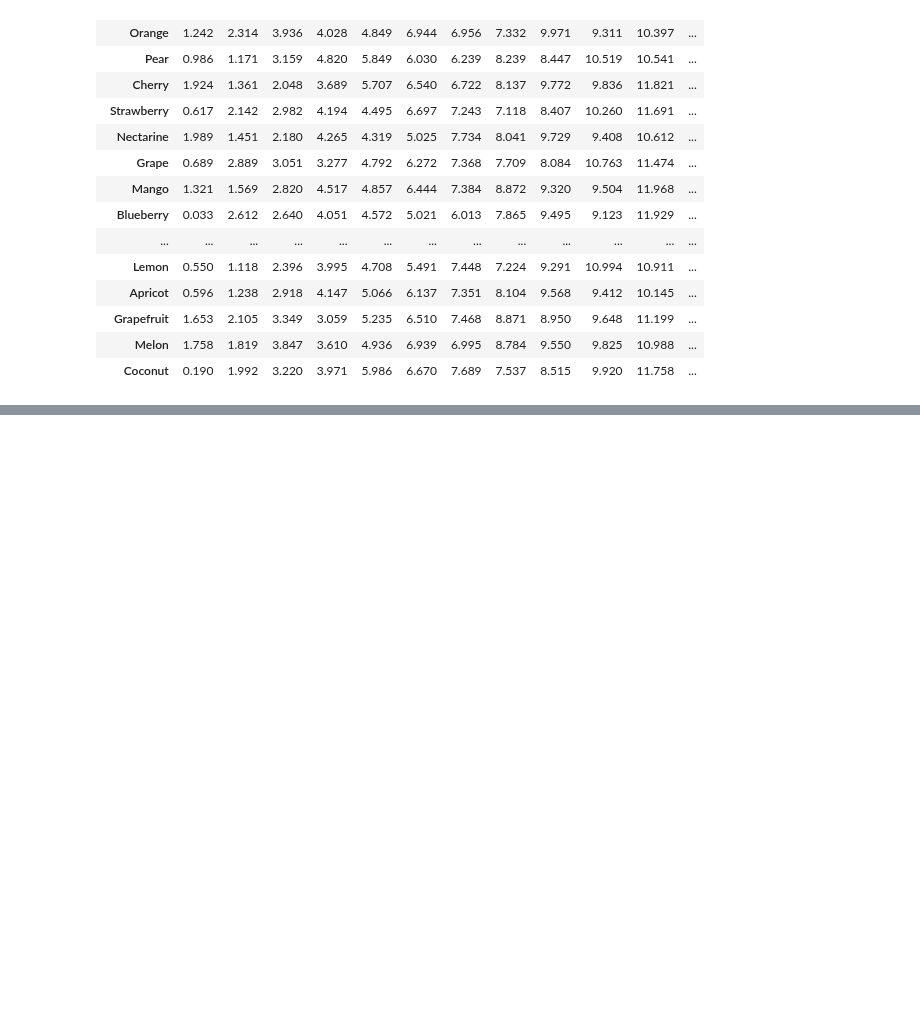
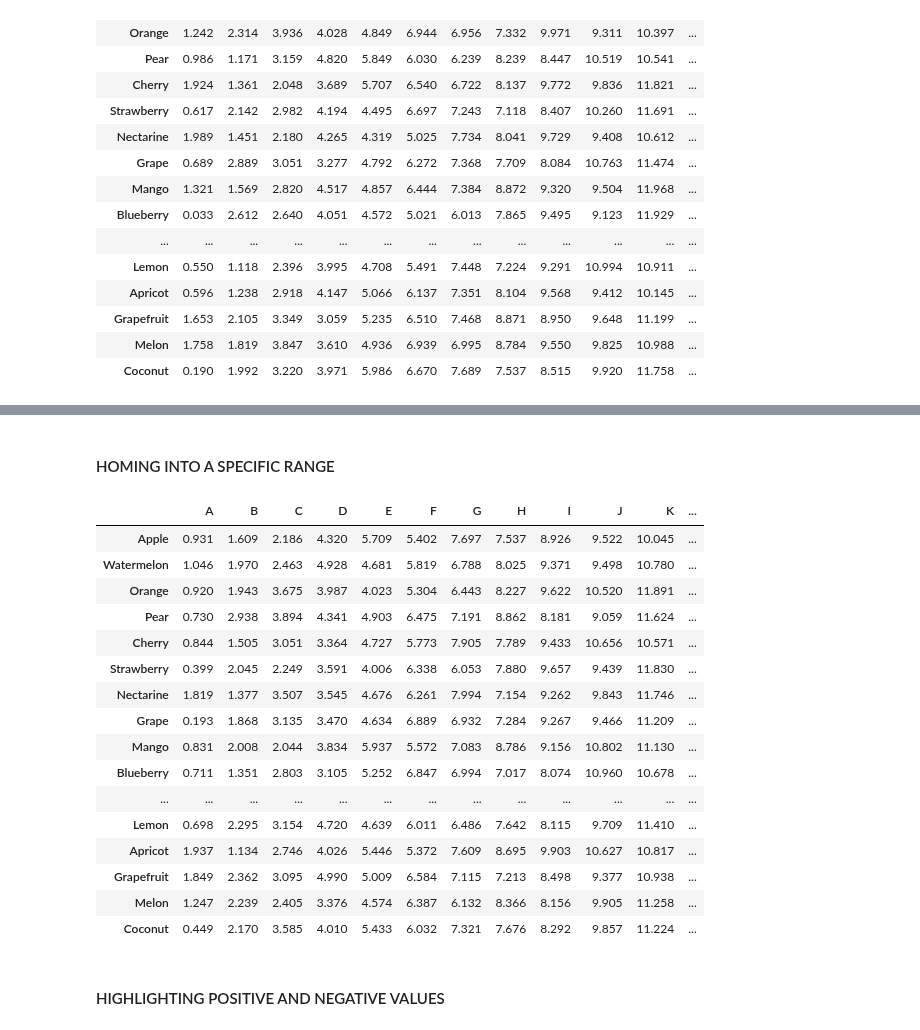
Before and after one commit to harveyhwm/pretty-pandas, a Jupyter notebook: main.ipynb, the cells around one changed output, grey strips where cells are left out. Saved outputs shown, nothing was run; the diff lists cells and outputs as text; code cells hidden in the pictures; blank space fills up the shorter version.

```diff
--- a/main.ipynb
+++ b/main.ipynb
@@ -416,0 +425,35 @@ pretty_pandas(
+# %% [markdown]
+####
+#### HOMING INTO A SPECIFIC RANGE
+# %%
+pretty_pandas(
+    test_df, index='show', font_size=11, header_size=12, mymax=100,
+    default_fill_color = '#F9F9F9',
+    default_text_color = '#DDDDE4',
+    configs=make_palette(0,100,
+                         palette=['#e8f6b1', '#b2e1b6', '#65c3bf', '#2ca1c2', '#216daf', '#253997','#000'],
+                         columns = ['B','C','D','E','F','G','H','I'],
+                         rows = ['Starfruit','Plum','Banana','Raspberry'],
+                         number='pct')
+)
+# %% [output]
+|  | A | B | C | D | E | F | G | H | I | J | K | ... |
+| Apple | 0.931 | 1.609 | 2.186 | 4.320 | 5.709 | 5.402 | 7.697 | 7.537 | 8.926 | 9.522 | 10.045 | ... |
+| Watermelon | 1.046 | 1.970 | 2.463 | 4.928 | 4.681 | 5.819 | 6.788 | 8.025 | 9.371 | 9.498 | 10.780 | ... |
+| Orange | 0.920 | 1.943 | 3.675 | 3.987 | 4.023 | 5.304 | 6.443 | 8.227 | 9.622 | 10.520 | 11.891 | ... |
+| Pear | 0.730 | 2.938 | 3.894 | 4.341 | 4.903 | 6.475 | 7.191 | 8.862 | 8.181 | 9.059 | 11.624 | ... |
+| Cherry | 0.844 | 1.505 | 3.051 | 3.364 | 4.727 | 5.773 | 7.905 | 7.789 | 9.433 | 10.656 | 10.571 | ... |
+| Strawberry | 0.399 | 2.045 | 2.249 | 3.591 | 4.006 | 6.338 | 6.053 | 7.880 | 9.657 | 9.439 | 11.830 | ... |
+| Nectarine | 1.819 | 1.377 | 3.507 | 3.545 | 4.676 | 6.261 | 7.994 | 7.154 | 9.262 | 9.843 | 11.746 | ... |
+| Grape | 0.193 | 1.868 | 3.135 | 3.470 | 4.634 | 6.889 | 6.932 | 7.284 | 9.267 | 9.466 | 11.209 | ... |
+| Mango | 0.831 | 2.008 | 2.044 | 3.834 | 5.937 | 5.572 | 7.083 | 8.786 | 9.156 | 10.802 | 11.130 | ... |
+| Blueberry | 0.711 | 1.351 | 2.803 | 3.105 | 5.252 | 6.847 | 6.994 | 7.017 | 8.074 | 10.960 | 10.678 | ... |
+| ... | ... | ... | ... | ... | ... | ... | ... | ... | ... | ... | ... | ... |
+| Lemon | 0.698 | 2.295 | 3.154 | 4.720 | 4.639 | 6.011 | 6.486 | 7.642 | 8.115 | 9.709 | 11.410 | ... |
+| Apricot | 1.937 | 1.134 | 2.746 | 4.026 | 5.446 | 5.372 | 7.609 | 8.695 | 9.903 | 10.627 | 10.817 | ... |
+| Grapefruit | 1.849 | 2.362 | 3.095 | 4.990 | 5.009 | 6.584 | 7.115 | 7.213 | 8.498 | 9.377 | 10.938 | ... |
+| Melon | 1.247 | 2.239 | 2.405 | 3.376 | 4.574 | 6.387 | 6.132 | 8.366 | 8.156 | 9.905 | 11.258 | ... |
+| Coconut | 0.449 | 2.170 | 3.585 | 4.010 | 5.433 | 6.032 | 7.321 | 7.676 | 8.292 | 9.857 | 11.224 | ... |
+# %% [markdown]
+####
+#### HIGHLIGHTING POSITIVE AND NEGATIVE VALUES
```
Also changed, not shown: parts of 27 cells of this notebook, 1 other file.
